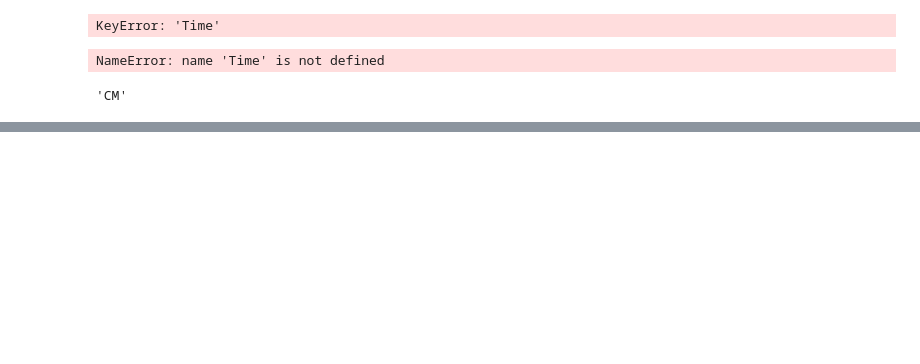
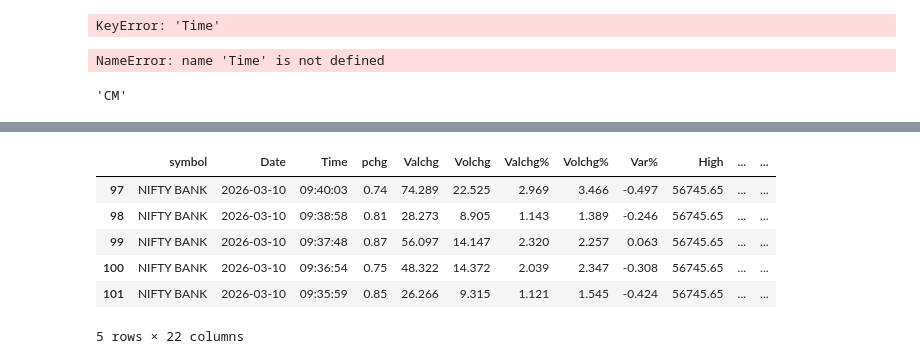
Before and after one commit to shailsun28/stockshortlisting, a Jupyter notebook: Untitled5.ipynb, the cells around one changed output, grey strips where cells are left out. Cells and saved outputs as stored; diff of their text form; code cells hidden in the pictures; blank space fills up the shorter version.

```diff
--- a/Untitled5.ipynb
+++ b/Untitled5.ipynb
@@ -840,0 +853,12 @@ NameError: name 'Time' is not defined
+# %%
+dfnew = dfnew[dfnew['Time'] >= "09:35"]
+# %%
+dfnew.tail()
+# %% [output]
+|  | symbol | Date | Time | pchg | Valchg | Volchg | Valchg% | Volchg% | Var% | High | ... | ... |
+| 97 | NIFTY BANK | 2026-03-10 | 09:40:03 | 0.74 | 74.289 | 22.525 | 2.969 | 3.466 | -0.497 | 56745.65 | ... | ... |
+| 98 | NIFTY BANK | 2026-03-10 | 09:38:58 | 0.81 | 28.273 | 8.905 | 1.143 | 1.389 | -0.246 | 56745.65 | ... | ... |
+| 99 | NIFTY BANK | 2026-03-10 | 09:37:48 | 0.87 | 56.097 | 14.147 | 2.320 | 2.257 | 0.063 | 56745.65 | ... | ... |
+| 100 | NIFTY BANK | 2026-03-10 | 09:36:54 | 0.75 | 48.322 | 14.372 | 2.039 | 2.347 | -0.308 | 56745.65 | ... | ... |
+| 101 | NIFTY BANK | 2026-03-10 | 09:35:59 | 0.85 | 26.266 | 9.315 | 1.121 | 1.545 | -0.424 | 56745.65 | ... | ... |
+5 rows × 22 columns
```
Also changed, not shown: parts of 3 cells of this notebook, 1 other file.
